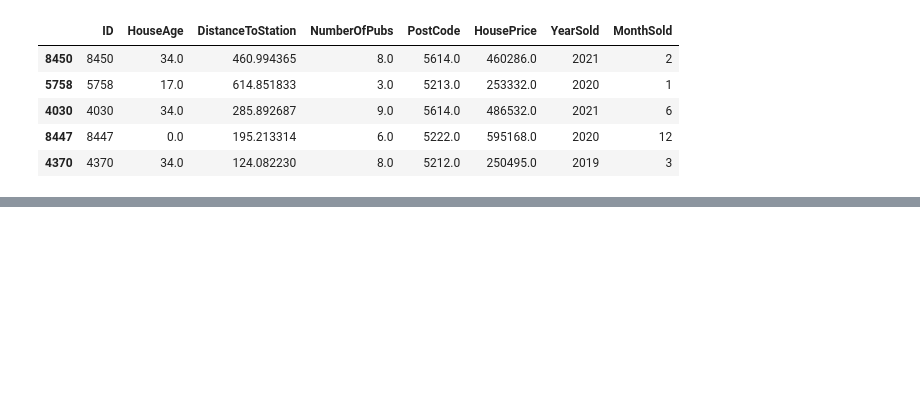
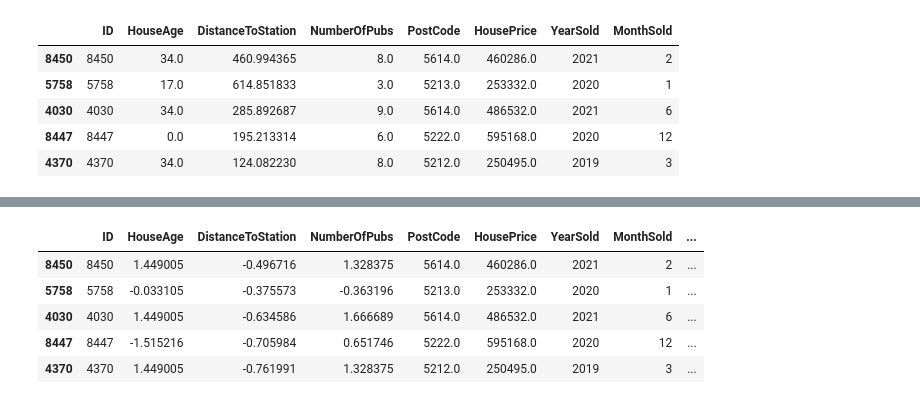
Before and after one commit to Kunal56377/Classes_program, a Jupyter notebook: Project/House Price prediction/regression.ipynb, the cells around one changed output, grey strips where cells are left out. Cells and saved outputs as stored; diff of their text form; code cells hidden in the pictures; blank space fills up the shorter version.

Commit message:
preprocessing

```diff
--- a/Project/House Price prediction/regression.ipynb
+++ b/Project/House Price prediction/regression.ipynb
@@ -338,2 +335,2 @@ train['MonthSold'] = train['TransactionDate'].apply(lambda x : x[5:]).astype(int
 # %%
-train.drop(['TransactionDate'],inplace=True,axis=1)
+# train.drop(['TransactionDate'],inplace=True,axis=1)
@@ -348,0 +503,4 @@ train.head()
+# %%
+preproc = PreProcessor()
+# %%
+preproc.fit(train)
@@ -348,0 +520,11 @@ train.head()
+# %%
+preprocessed_df = preproc.transform(train)
+# %%
+preprocessed_df.head()
+# %% [output]
+|  | ID | HouseAge | DistanceToStation | NumberOfPubs | PostCode | HousePrice | YearSold | MonthSold | ... |
+| 8450 | 8450 | 1.449005 | -0.496716 | 1.328375 | 5614.0 | 460286.0 | 2021 | 2 | ... |
+| 5758 | 5758 | -0.033105 | -0.375573 | -0.363196 | 5213.0 | 253332.0 | 2020 | 1 | ... |
+| 4030 | 4030 | 1.449005 | -0.634586 | 1.666689 | 5614.0 | 486532.0 | 2021 | 6 | ... |
+| 8447 | 8447 | -1.515216 | -0.705984 | 0.651746 | 5222.0 | 595168.0 | 2020 | 12 | ... |
+| 4370 | 4370 | 1.449005 | -0.761991 | 1.328375 | 5212.0 | 250495.0 | 2019 | 3 | ... |
```
Also changed, not shown: parts of 25 cells of this notebook.
